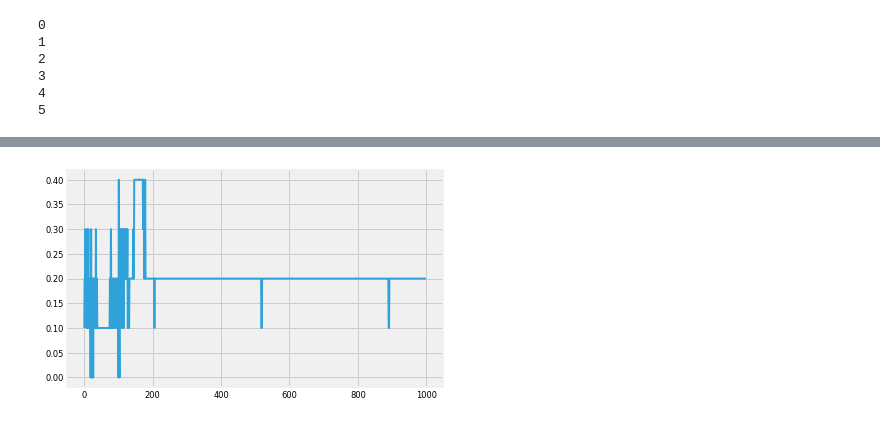
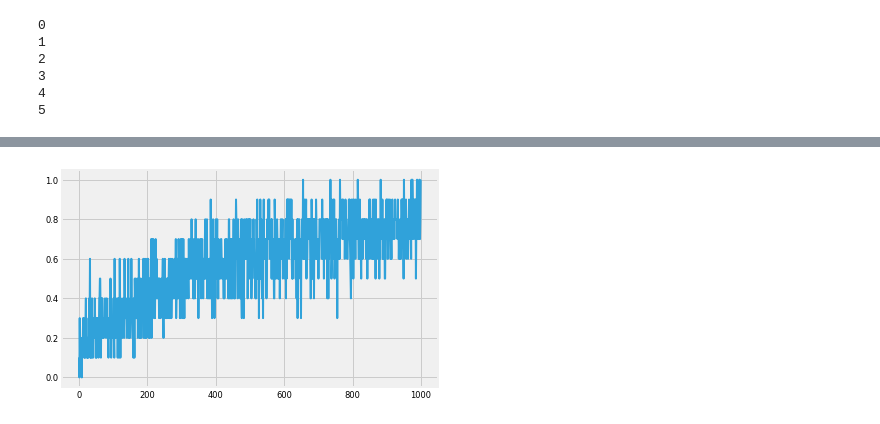
Before and after one commit to GodOfProbability/RL-for-shape, a Jupyter notebook: RNN_RL.ipynb, the cells around one changed output, grey strips where cells are left out. Drawn from its saved outputs; the diff is of its cells as text; code cells hidden in the pictures.

```diff
--- a/RNN_RL.ipynb
+++ b/RNN_RL.ipynb
@@ -94,7 +94,7 @@ def get_next_batch(x, init_view, actions, cube):
     given the next location (left, right, above, below) to look at.
     One thing to make sure that you need to first sample to face index
     from the cube adjagit remote add origin git@github.com:GodOfProbability/RL-for-shape.gitcency matrix, given the current face and the action
-    taken.
+    taken.Init_views[901]
     : param x: complete data matrix, of shape: (batch_size, num_faces, num_colors)
     : param init_view: the current face indices in the batch_x
     : param actions: the action taken (l, r, a, b)
@@ -153,15 +153,12 @@ def model(cube):
     REUSE = False
     COSTS = []
     Rewards = []
-    outputs = []
-    samp_actions = []
-    ys = []
     accuracies = []
     initial_views = []
     # randomly generate first input view location.
-    init_view = tf.random_uniform((batch_size, 1), minval=0, maxval=5.99)
+    init_view = tf.random_uniform((batch_size, 1), minval=0, maxval=num_faces)
     init_view = tf.to_int32(init_view, name='ToInt32')
-    hidden = tf.get_variable("hidden", shape=[batch_size, hid_dim], initializer=tf.random_normal_initializer())
+    hidden = tf.truncated_normal(shape=[batch_size, hid_dim], mean=0.0, stddev=0.1, dtype=tf.float32, seed=None, name=None)
     with tf.name_scope("init_view") as scope:
         batch_x = get_init_view(x, init_view)
     for i in range(6):
@@ -181,9 +178,9 @@ def model(cube):
 
         with tf.name_scope("x_to_hid") as scope:
             # Construct a linear model
-            x_hidden = tf.nn.relu(tf.matmul(batch_x, W_x))
+            x_hidden = tf.matmul(batch_x, W_x)
         with tf.name_scope("hid_to_hid") as scope:
-            h_hid = tf.nn.relu(tf.matmul(hidden, W_h) + b_h)
+            h_hid = tf.matmul(hidden, W_h) + b_h
 
         with tf.name_scope("hidden_t") as scope:
             hidden = tf.sigmoid(x_hidden + h_hid)
@@ -212,10 +209,10 @@ def model(cube):
         # Loss function corresponding to the policy
         # I guess this is the probility of the action getting selected under softmax assumption
         with tf.name_scope("policy_gradient") as scope:
-#             p_loc = tf.zeros_like(samp_action, dtype=tf.float32)
+#             p_loc = tf].zeros_like(samp_action, dtype=tf.float32)
             p_loc = []
             for index in range(batch_size):
-                p_loc.append(mean_actions[i, samp_action[i, 0]])
+                p_loc.append(mean_actions[index, samp_action[index, 0]])
             p_loc = tf.pack(p_loc, axis=0)
             loss_p = tf.log(p_loc) * (R) * (gamma**i)
         # Loss function correponding to the class prediction
@@ -229,7 +226,6 @@ def model(cube):
 
         cost = -J
         COSTS.append(cost)
-#         samp_actions.append(samp_action)
         accuracies.append(acc)
         Rewards.append(R)
 
@@ -238,19 +234,18 @@ def model(cube):
 
         # Don't use the initialized variable again
         REUSE = True
-    temp = COSTS
     COSTS = tf.reduce_sum(COSTS)
     reward = tf.reduce_mean(Rewards)
 #     accuracy = tf.reduce_mean(accuracies)
     with tf.name_scope("train") as scope:
         # Gradient descent
         optimizer = tf.train.GradientDescentOptimizer(lr).minimize(COSTS)
-    return x, y, COSTS, reward, accuracies, temp, optimizer, initial_views
+    return x, y, COSTS, Rewards, accuracies, optimizer, initial_views, equals
 # %%
 tf.reset_default_graph()
 global_step = tf.Variable(0, trainable=False, dtype=tf.int32)
 lr = tf.train.exponential_decay(initLr, global_step, lrDecayFreq, lrDecayRate, staircase=True, )
-x, y, costs, reward, acc, temp, optimizer, initital_views = model(cube)
+x, y, costs, reward, acc, optimizer, initital_views, equals = model(cube)
 # %% [output]
 0
 1
@@ -264,10 +265,16 @@ with tf.Session() as sess:
     accuracies = []
     rewards = []
     Init_views = []
+    COSTS = []
     for i in range(1000):
 #         print (i)
-        x_, y_, costs_, reward_, acc_, temp_, _, initial_views = sess.run([x, y, costs, reward, acc, temp, optimizer, initital_views], feed_dict={x:X_train, y:y_train})
+        l = np.arange(batch_size)
+        np.random.shuffle(l)
+        X_train = X_train[l]
+        y_train = y_train[l]
+        acc_, reward_, _ = sess.run([acc, reward, optimizer], feed_dict={x:X_train, y:y_train})
         accuracies.append(acc_)
         rewards.append(reward_)
-        Init_views.append(initial_views)
+#         Init_views.append(initial_views)
+#         COSTS.append(costs_)
 # %%
@@ -335,12 +300,11 @@ accuracies[900:950]
 # %%
 plt.figure(1)                # the first figure
 plt_index = 160
 for j in range(1):
     plot_x = []
     for i in range(len(accuracies)):
         plot_x.append(accuracies[i][5])
-    plt_index = 160 + j + 1
 #     plt.subplot(plt_index)
     plt.plot(plot_x)
 # %% [output]
-[figure, old version]
+[figure, new version]
```
Also changed, not shown: parts of 8 cells of this notebook.
